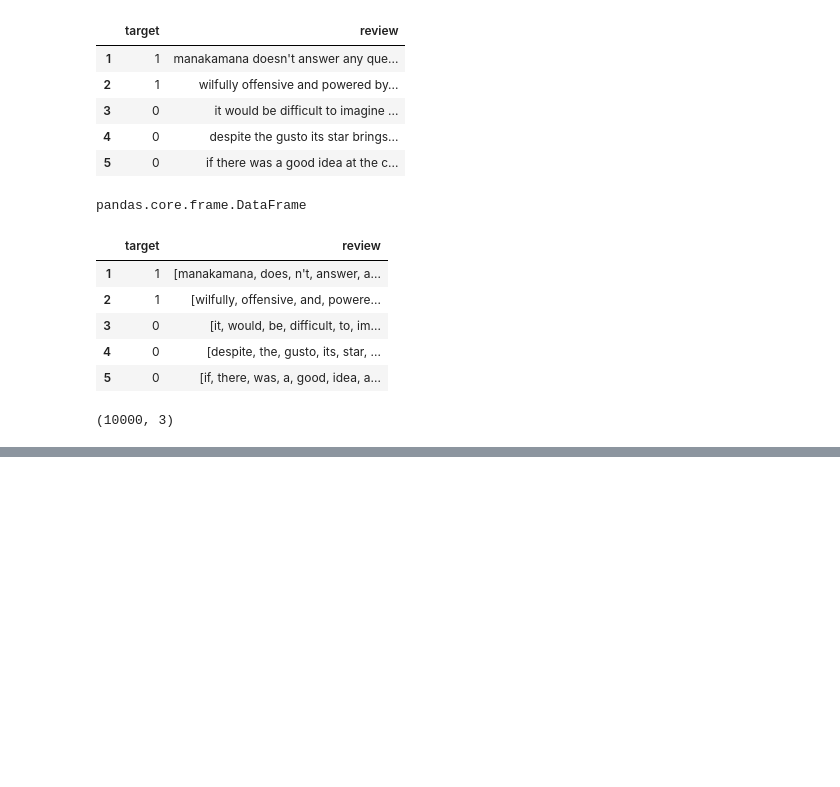
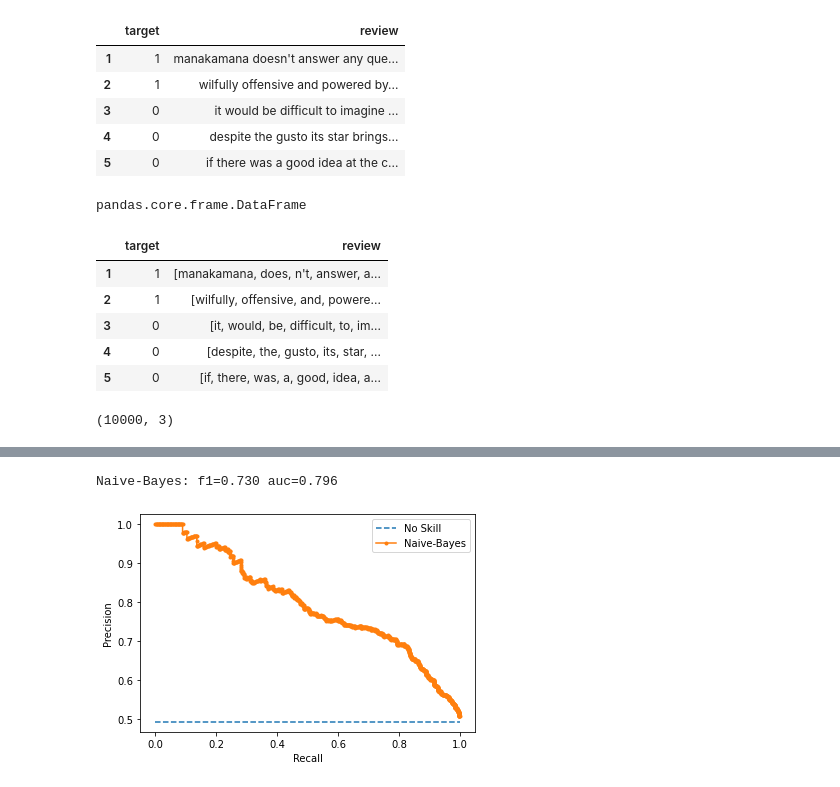
Before and after one commit to thomassheboy/CS254-FinalProject, a Jupyter notebook: ProjectDataImport.ipynb, the cells around one changed output, grey strips where cells are left out. Drawn from its saved outputs; the diff is of its cells as text; code cells hidden in the pictures; blank space fills up the shorter version.

Commit message:
Added analysis to the end

```diff
--- a/ProjectDataImport.ipynb
+++ b/ProjectDataImport.ipynb
@@ -210,0 +208,36 @@ Accuracy:  0.68
+# %%
+#Analysis
+
+#Predict Probability
+nb_probs = nb.predict_proba(test_x_Tfidf)
+nb_probs = nb_probs[:,1]
+
+#Calculate precision-recall
+precision, recall, thresholds = precision_recall_curve(test_y, nb_probs)
+
+#Calculate F1
+f1 = f1_score(test_y, pred_nb)
+
+#Calculate precision recal auc
+auc = auc(recall, precision)
+
+# summarize scores
+print('Naive-Bayes: f1=%.3f auc=%.3f' % (f1, auc))
+
+# plot the precision-recall curves
+no_skill = len(test_y[test_y==1]) / len(test_y)
+pyplot.plot([0, 1], [no_skill, no_skill], linestyle='--', label='No Skill')
+pyplot.plot(recall, precision, marker='.', label='Naive-Bayes')
+
+# axis labels
+pyplot.xlabel('Recall')
+pyplot.ylabel('Precision')
+
+# show the legend
+pyplot.legend()
+
+# show the plot
+pyplot.show()
+# %% [output]
+Naive-Bayes: f1=0.730 auc=0.796
+[figure, added]
```
Also changed, not shown: parts of 12 cells of this notebook.
